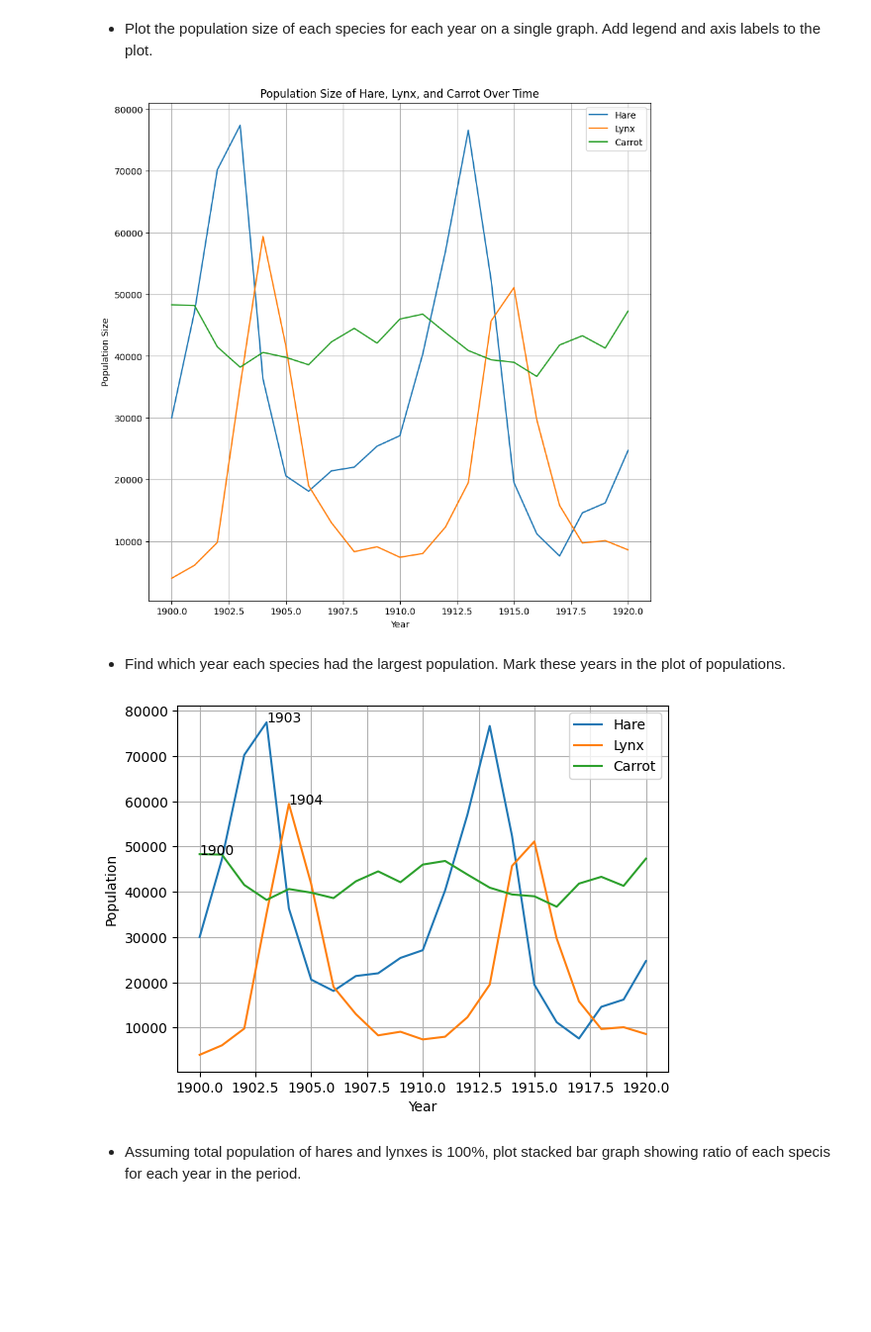
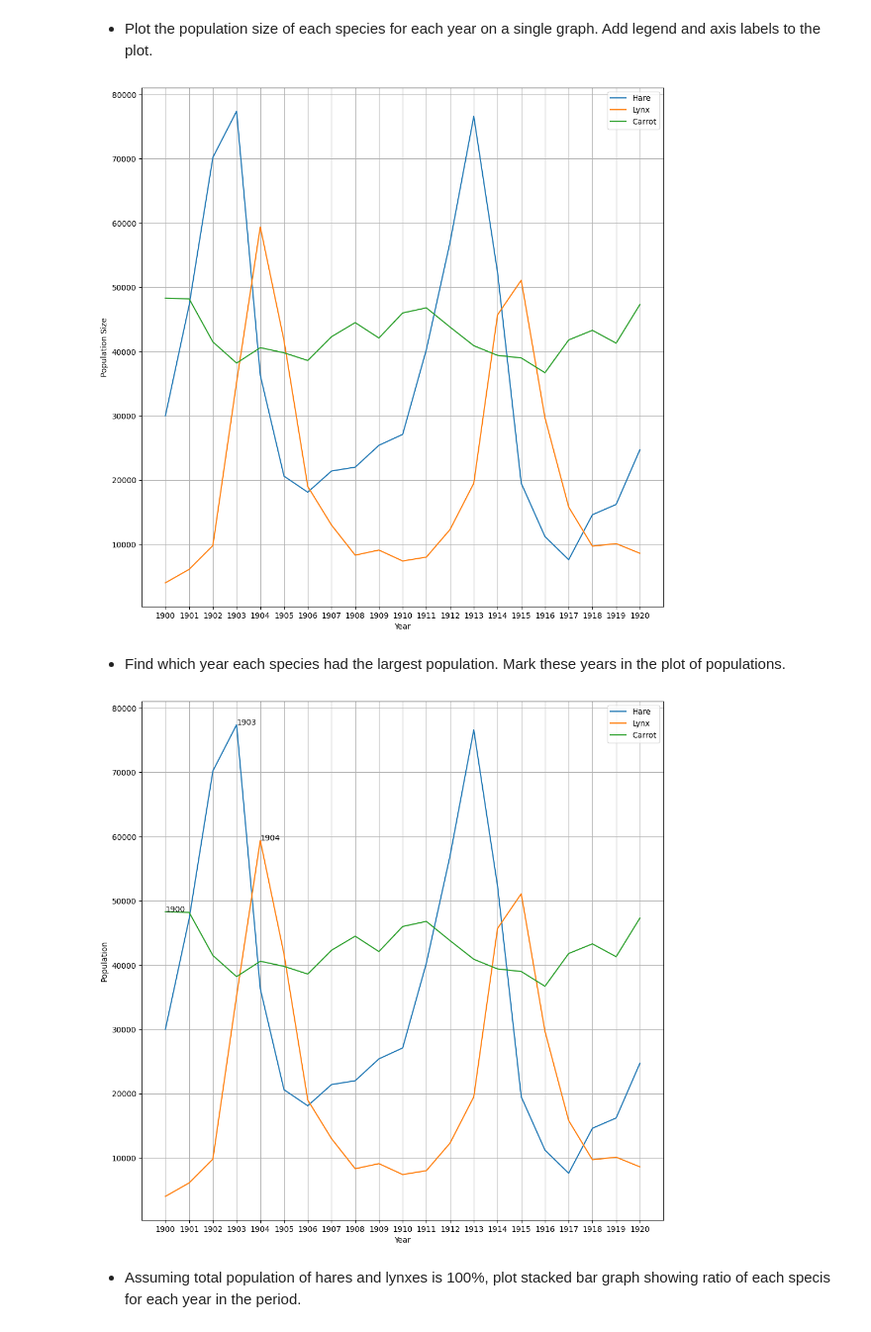
Before and after one commit to Ma-sh-a/Statprak, a Jupyter notebook: hw2/2. numpy+matplotlib-2.ipynb, the cells around one changed output. Shown at 99% size. Saved outputs shown, nothing was run; the diff lists cells and outputs as text; code cells hidden in the pictures; blank space fills up the shorter version.

```diff
--- a/hw2/2. numpy+matplotlib-2.ipynb
+++ b/hw2/2. numpy+matplotlib-2.ipynb
@@ -873,48 +873,52 @@ and do the following exercises **without for-loops**.
   carrot_pop =np.array([48300, 48200, 41500, 38200, 40600, 39800, 38600, 42300, 44500, 42100, 46000, 46800, 43800, 40900, 39400, 39000, 36700, 41800, 43300, 41300, 47300])
 
   # Plot the population size of each species for each year
-  plt.figure(figsize=(10, 10))
+  plt.figure(figsize=(12, 12))
+  plt.xticks(years)
   plt.plot(years, hare_pop, label='Hare')
   plt.plot(years, lynx_pop, label='Lynx')
   plt.plot(years, carrot_pop, label='Carrot')
 
   plt.xlabel('Year')
   plt.ylabel('Population Size')
-  plt.title('Population Size of Hare, Lynx, and Carrot Over Time')
   plt.legend()
   plt.grid(True)
   plt.show()
 # %% [output]
-[figure, old version]
+[figure, new version]
 # %% [markdown]
 - Find which year each species had the largest population. Mark these years in the plot of populations.
 # %%
 import matplotlib.pyplot as plt
 import numpy as np
 
 species = ['Hare', 'Lynx', 'Carrot']
 years=np.array([1900, 1901, 1902, 1903, 1904, 1905, 1906, 1907, 1908, 1909, 1910, 1911, 1912, 1913, 1914, 1915, 1916, 1917, 1918, 1919, 1920])
 populations = np.array([[30e3, 47.2e3, 70.2e3, 77.4e3, 36.3e3, 20.6e3, 18.1e3, 21.4e3, 22e3, 25.4e3, 27.1e3, 40.3e3, 57e3, 76.6e3, 52.3e3, 19.5e3, 11.2e3, 7.6e3, 14.6e3, 16.2e3, 24.7e3],
   [4e3, 6.1e3, 9.8e3, 35.2e3, 59.4e3, 41.7e3, 19e3, 13e3, 8.3e3, 9.1e3, 7.4e3, 8e3, 12.3e3, 19.5e3, 45.7e3, 51.1e3, 29.7e3, 15.8e3, 9.7e3, 10.1e3, 8.6e3],
   [48300, 48200, 41500, 38200, 40600, 39800, 38600, 42300, 44500, 42100, 46000, 46800, 43800, 40900, 39400, 39000, 36700, 41800, 43300, 41300, 47300]])
 
 def find(species, years, populations):
     max_years = []
+    plt.figure(figsize=(12, 12))
+
     for i, species_population in enumerate(populations):
         max_population_year = years[np.argmax(species_population)]
         max_years.append(max_population_year)
         plt.plot(years, species_population, label=species[i])
     for i, max_year in enumerate(max_years):
         plt.text(max_year, populations[i, np.argmax(populations[i])], str(max_year))
+
+    plt.xticks(years)
     plt.xlabel('Year')
     plt.ylabel('Population')
     plt.legend()
     plt.grid(True)
     plt.show()
 
 find(species, years, populations)
 # %% [output]
-[figure, old version]
+[figure, new version]
 # %% [markdown]
 - Assuming total population of hares and lynxes is 100%, plot stacked bar graph showing ratio of each specis for each year in the period.
 # %%
```
Also changed, not shown: parts of 5 cells of this notebook.
